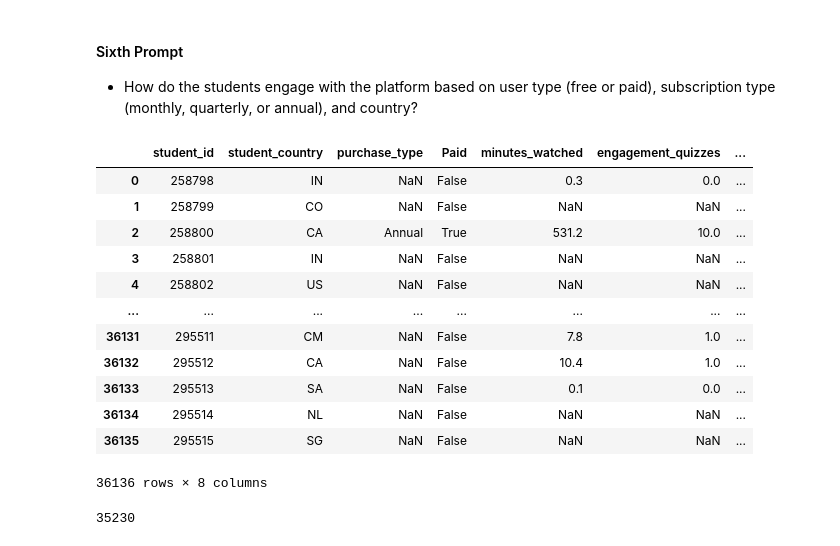
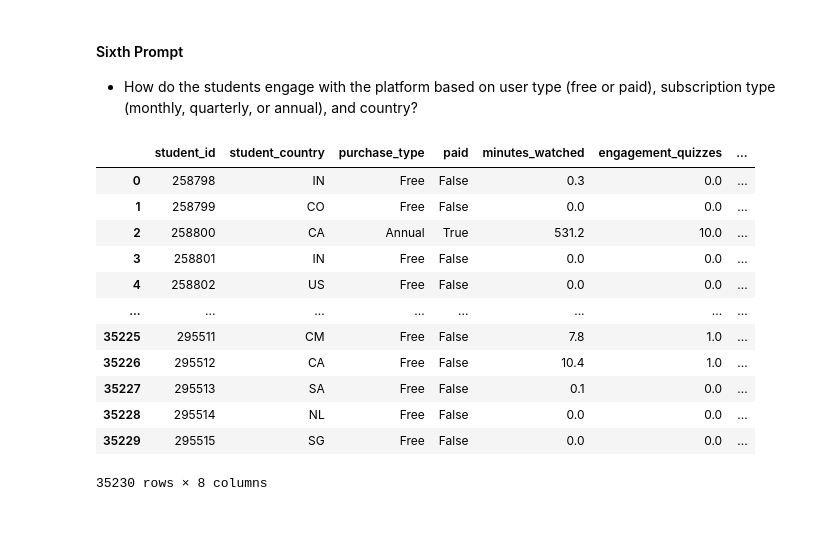
Before and after one commit to AryehRotberg/365-Learning-Data-Challenge, a Jupyter notebook: notebook/EDA.ipynb, the cells around one changed output. Saved outputs shown, nothing was run; the diff lists cells and outputs as text; code cells hidden in the pictures.

Commit message:
Created sixth prompt and modified merged csv file

```diff
--- a/notebook/EDA.ipynb
+++ b/notebook/EDA.ipynb
@@ -73,7 +73,9 @@ course_info_ratings_learning.head()
 #### Second Prompt
 - How would you define engagement (examples could be onboarding, minutes watched on the platform, exams/quizzes taken, etc.)?
 # %%
-merged_student_learning_engagement = pd.merge(student_learning_df[['student_id', 'minutes_watched']].groupby('student_id').sum().reset_index(), student_engagement_df, on='student_id')
+student_learning_minutes_watched = student_learning_df[['student_id', 'minutes_watched']].groupby('student_id').sum().reset_index()
+
+merged_student_learning_engagement = pd.merge(student_learning_minutes_watched, student_engagement_df, on='student_id')
 merged_student_learning_engagement = merged_student_learning_engagement.drop(['date_engaged', 'engagement_id'], axis=1)
 merged_student_learning_engagement = merged_student_learning_engagement.groupby(['student_id', 'minutes_watched']).agg({'engagement_quizzes': np.sum, 'engagement_exams': np.sum, 'engagement_lessons': np.sum}).reset_index()
 
@@ -203,22 +203,29 @@ def is_paid_tier(student_id: str):
 # %%
 merged_info_purchase_students = pd.read_csv('data/processed/merged_info_purchase_students.csv')
 # %%
-pd.merge(merged_info_purchase_students, merged_student_learning_engagement, on='student_id', how='left').drop(['date_registered', 'purchase_id', 'date_purchased'], axis=1)
+final_dataset = pd.merge(merged_info_purchase_students, merged_student_learning_engagement, on='student_id', how='left')
+final_dataset = final_dataset.drop(['date_registered', 'purchase_id', 'date_purchased'], axis=1)
-# %% [output]
-|  | student_id | student_country | purchase_type | Paid | minutes_watched | engagement_quizzes | ... |
-| 0 | 258798 | IN | NaN | False | 0.3 | 0.0 | ... |
-| 1 | 258799 | CO | NaN | False | NaN | NaN | ... |
-| 2 | 258800 | CA | Annual | True | 531.2 | 10.0 | ... |
-| 3 | 258801 | IN | NaN | False | NaN | NaN | ... |
-| 4 | 258802 | US | NaN | False | NaN | NaN | ... |
-| ... | ... | ... | ... | ... | ... | ... | ... |
-| 36131 | 295511 | CM | NaN | False | 7.8 | 1.0 | ... |
-| 36132 | 295512 | CA | NaN | False | 10.4 | 1.0 | ... |
-| 36133 | 295513 | SA | NaN | False | 0.1 | 0.0 | ... |
-| 36134 | 295514 | NL | NaN | False | NaN | NaN | ... |
-| 36135 | 295515 | SG | NaN | False | NaN | NaN | ... |
-36136 rows × 8 columns
-# %%
-student_info_df.student_id.nunique()
-# %% [output]
-35230
+# %%
+def replace_purchase_type(paid: bool, purchase_type: str):
+    if paid == False or paid == np.nan:
+        return 'Free'
+    return purchase_type
+# %%
+final_dataset = final_dataset.fillna(0)
+final_dataset.purchase_type = final_dataset.apply(lambda cols : replace_purchase_type(cols.paid, cols.purchase_type), axis=1)
+
+final_dataset
+# %% [output]
+|  | student_id | student_country | purchase_type | paid | minutes_watched | engagement_quizzes | ... |
+| 0 | 258798 | IN | Free | False | 0.3 | 0.0 | ... |
+| 1 | 258799 | CO | Free | False | 0.0 | 0.0 | ... |
+| 2 | 258800 | CA | Annual | True | 531.2 | 10.0 | ... |
+| 3 | 258801 | IN | Free | False | 0.0 | 0.0 | ... |
+| 4 | 258802 | US | Free | False | 0.0 | 0.0 | ... |
+| ... | ... | ... | ... | ... | ... | ... | ... |
+| 35225 | 295511 | CM | Free | False | 7.8 | 1.0 | ... |
+| 35226 | 295512 | CA | Free | False | 10.4 | 1.0 | ... |
+| 35227 | 295513 | SA | Free | False | 0.1 | 0.0 | ... |
+| 35228 | 295514 | NL | Free | False | 0.0 | 0.0 | ... |
+| 35229 | 295515 | SG | Free | False | 0.0 | 0.0 | ... |
+35230 rows × 8 columns
```
Also changed, not shown: parts of 4 cells of this notebook, 1 other file.
